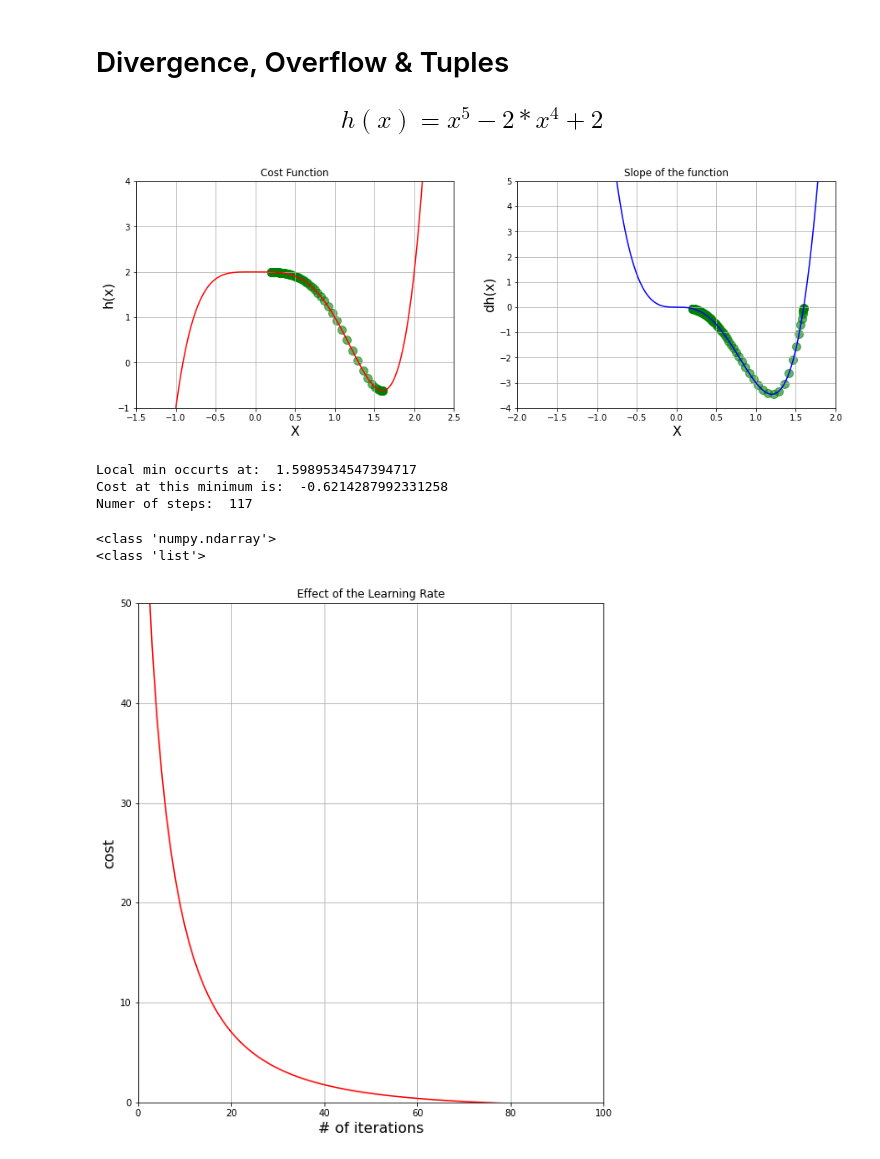
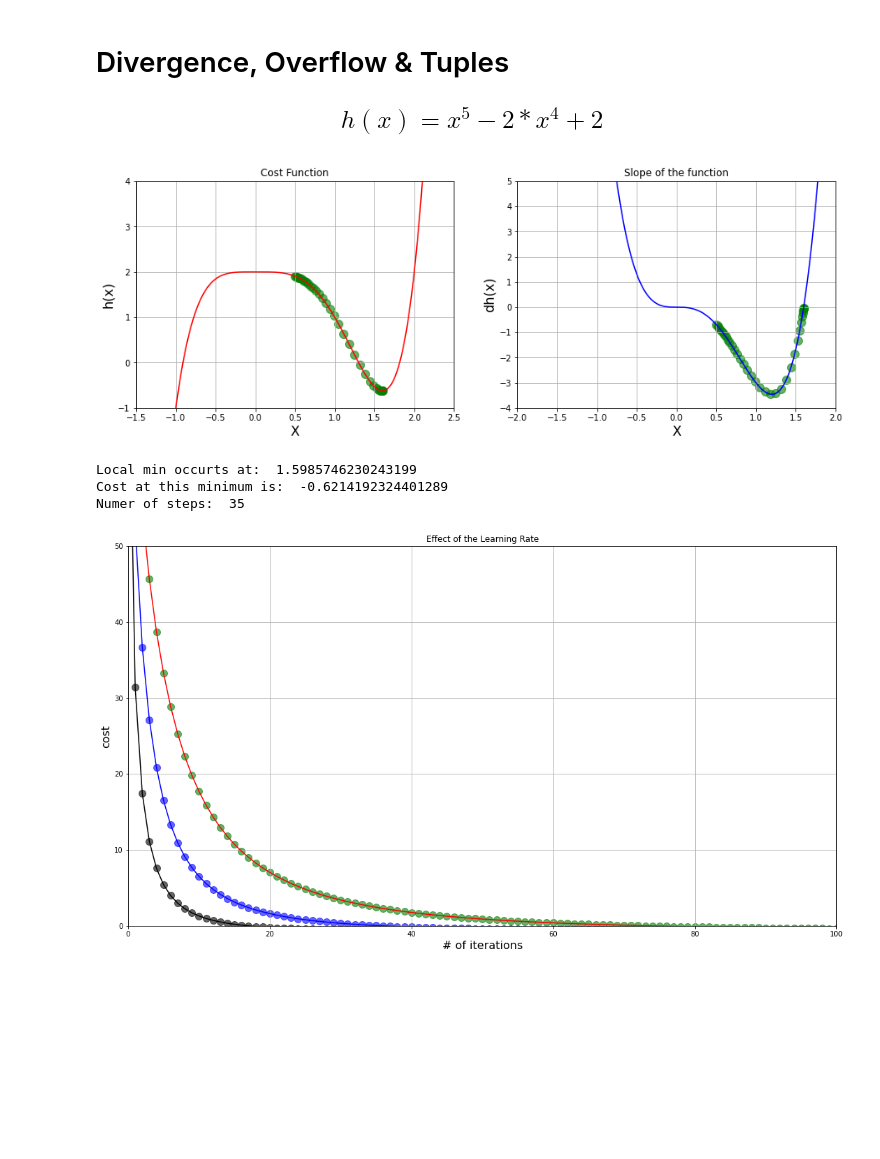
Before and after one commit to gxgarciat/Playground-DataAnalysis, a Jupyter notebook: 5_Divergence_Overflow_Tuples.ipynb, the cells around one changed output. Cells and saved outputs as stored; diff of their text form; code cells hidden in the pictures; blank space fills up the shorter version.

Commit message:
Gradient descent & Learning rate

```diff
--- a/5_Divergence_Overflow_Tuples.ipynb
+++ b/5_Divergence_Overflow_Tuples.ipynb
@@ -17,16 +17,15 @@ def h(x):
 def dh(x):
     return 5*x**4 - 8*x**3
 # %%
-def gradient_descent(derivative_fun, initial_guess, learning_rate = 0.02, precision=0.001, max_iter=300):
+def gradient_descent(derivative_fun, initial_guess, learning_rate, precision, max_iter):
+
+#low_gamma = gradient_descent(derivative_fun = dh, initial_guess = 3, learning_rate = 0.0005, precision = 0.0001,max_iter = n)
+
 
     new_x = initial_guess
     x_list = [new_x]
     #slope_list = [derivative_func(new_x)]
     slope_list = [derivative_fun(new_x)]
-
-    # for loop
-    # steps = 50
-    #steps = 500
 
     for n in range(max_iter):
         previous_x = new_x
@@ -45,7 +44,7 @@ def gradient_descent(derivative_fun, initial_guess, learning_rate = 0.02, precis
 # Plotting function, scatter and derivative, next to each other
 
 # In case the initial guess is assumed as -0.2, this notebook will show an overflow error
-local_min, list_x, deriv_list = gradient_descent(derivative_fun = dh, initial_guess = 0.2, learning_rate = 0.02, precision = 0.001, max_iter=300)
+local_min, list_x, deriv_list = gradient_descent(derivative_fun = dh, initial_guess = .5, learning_rate = 0.02, precision = 0.001, max_iter=300)
 
 
 # Scaling the graph
@@ -83,10 +82,10 @@ print('Local min occurts at: ',local_min)
 print('Cost at this minimum is: ', h(local_min))
 print('Numer of steps: ',len(list_x))
 # %% [output]
-[figure, old version]
+[figure, new version]
-Local min occurts at:  1.5989534547394717
-Cost at this minimum is:  -0.6214287992331258
-Numer of steps:  117
+Local min occurts at:  1.5985746230243199
+Cost at this minimum is:  -0.6214192324401289
+Numer of steps:  35
 # %%
 # Plotting function, scatter and derivative, next to each other
 
@@ -94,39 +93,58 @@ n=100
 # In case the initial guess is assumed as -0.2, this notebook will show an overflow error
 low_gamma = gradient_descent(derivative_fun = dh, initial_guess = 3, learning_rate = 0.0005, precision = 0.0001,max_iter = n)
 
+mid_gamma = gradient_descent(derivative_fun = dh, initial_guess = 3, learning_rate = 0.001, precision = 0.0001,max_iter = n)
+
+high_gamma = gradient_descent(derivative_fun = dh, initial_guess = 3, learning_rate = 0.002, precision = 0.0001,max_iter = n)
 
 # Scaling the graph
-plt.figure(figsize=[20,10])
+plt.figure(figsize=[40,10])
 
 # 1 Chart: Cost function
 plt.subplot(1,2,1) # This command decides how to stack the two graphs. If required, (2,1,1), to have them on top of each other
 
 plt.xlim(0,n)
 plt.ylim(0,50)
 plt.grid(True)
 plt.title('Effect of the Learning Rate')
 plt.xlabel('# of iterations',fontsize=16)
 plt.ylabel('cost',fontsize=16)
 
 #Data Generation
 # 1) Y Axis data: From list to numpy arrays
 low_values = np.array(low_gamma[1])
-print(type(low_values))
+#print(type(low_values))
 #print(type(low_values))
 #print(len(low_values))
-
 
 # 2) X Axis data: Creating a list from 0 to n+1
 iteration_list = list(range(0,n+1))
 #print(type(iteration_list))
 #print(len(iteration_list))
 
+# 1) Y Axis data: From list to numpy arrays
+mid_values = np.array(mid_gamma[1])
+#print(type(low_values))
+#print(type(low_values))
+#print(len(low_values))
+
+# 1) Y Axis data: From list to numpy arrays
+high_values = np.array(high_gamma[1])
+#print(type(high_values))
+#print(type(high_values))
+#print(len(high_values))
+
 
 plt.plot(iteration_list,h(low_values),'r')
-#plt.scatter(list_x,h(np.array(list_x)),s=100,color='green',alpha=0.6)
+plt.scatter(iteration_list,h(low_values),s=100,color='green',alpha=0.6)
+
+plt.plot(iteration_list,h(mid_values),'b')
+plt.scatter(iteration_list,h(mid_values),s=100,color='blue',alpha=0.6)
+
+plt.plot(iteration_list,h(high_values),'black')
+plt.scatter(iteration_list,h(high_values),s=100,color='black',alpha=0.6)
+
 
 plt.show()
 # %% [output]
-<class 'numpy.ndarray'>
-<class 'list'>
-[figure, old version]
+[figure, new version]
```
